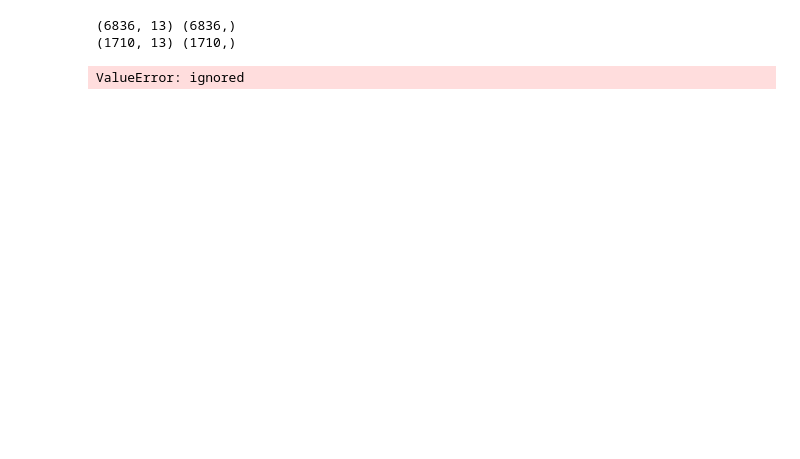
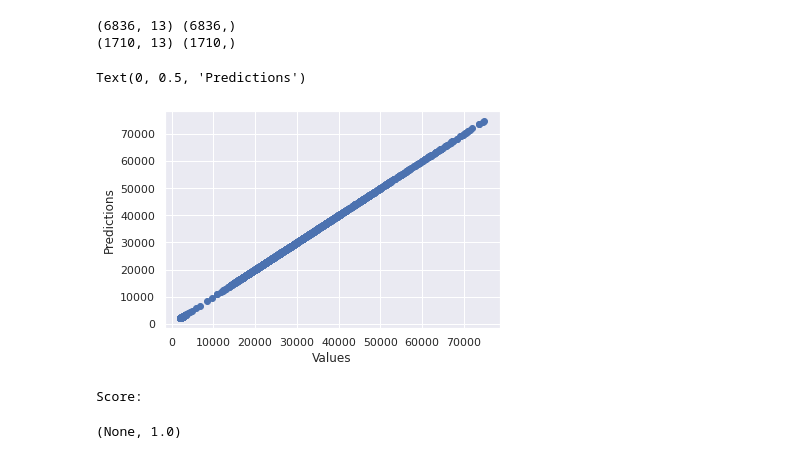
Before and after one commit to devkhetan/ML-Internship, a Jupyter notebook: ML_Internship_Project(B)_.ipynb, the cells around one changed output. Cells and saved outputs as stored; diff of their text form; code cells hidden in the pictures; blank space fills up the shorter version.

```diff
--- a/ML_Internship_Project(B)_.ipynb
+++ b/ML_Internship_Project(B)_.ipynb
@@ -317,3 +317,6 @@ sns.barplot(df['Year'],df['MRP'])
 # %% [output]
 <matplotlib.axes._subplots.AxesSubplot at 0x...>
 [figure]
+# %%
+dcc = df.select_dtypes(exclude=[np.number]).columns
+dcc
@@ -319,0 +327,8 @@ sns.barplot(df['Year'],df['MRP'])
+# %%
+from sklearn.preprocessing import LabelEncoder
+#Creating the object instance
+label_enc = LabelEncoder()
+for i in dcc:
+  df[i] = label_enc.fit_transform(df[i])
+print('Label Encoded Data')
+df.head()
@@ -328,8 +351,21 @@ print(X_test.shape, y_test.shape)
 (6836, 13) (6836,)
 (1710, 13) (1710,)
 # %%
+#Fit in a model
+from sklearn.linear_model import LinearRegression
 lm = linear_model.LinearRegression()
 model = lm.fit(X_train, y_train)
 predictions = lm.predict(X_test)
-# %% [output]
-ValueError: ignored
+# %%
+## The line / model
+plt.scatter(y_test, predictions)
+plt.xlabel('Values')
+plt.ylabel('Predictions')
+# %% [output]
+Text(0, 0.5, 'Predictions')
+[figure, added]
+# %%
+print ('Score:'), model.score(X_test, y_test)
+# %% [output]
+Score:
+(None, 1.0)
```
Also changed, not shown: parts of 3 cells of this notebook.
